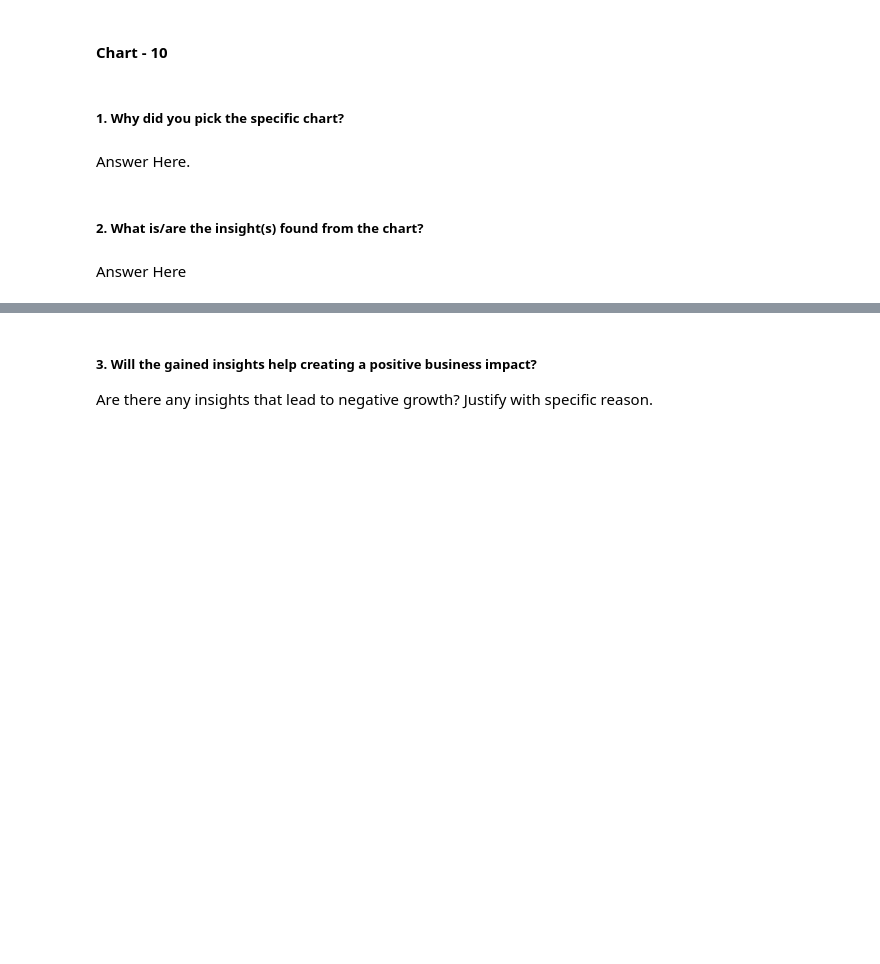
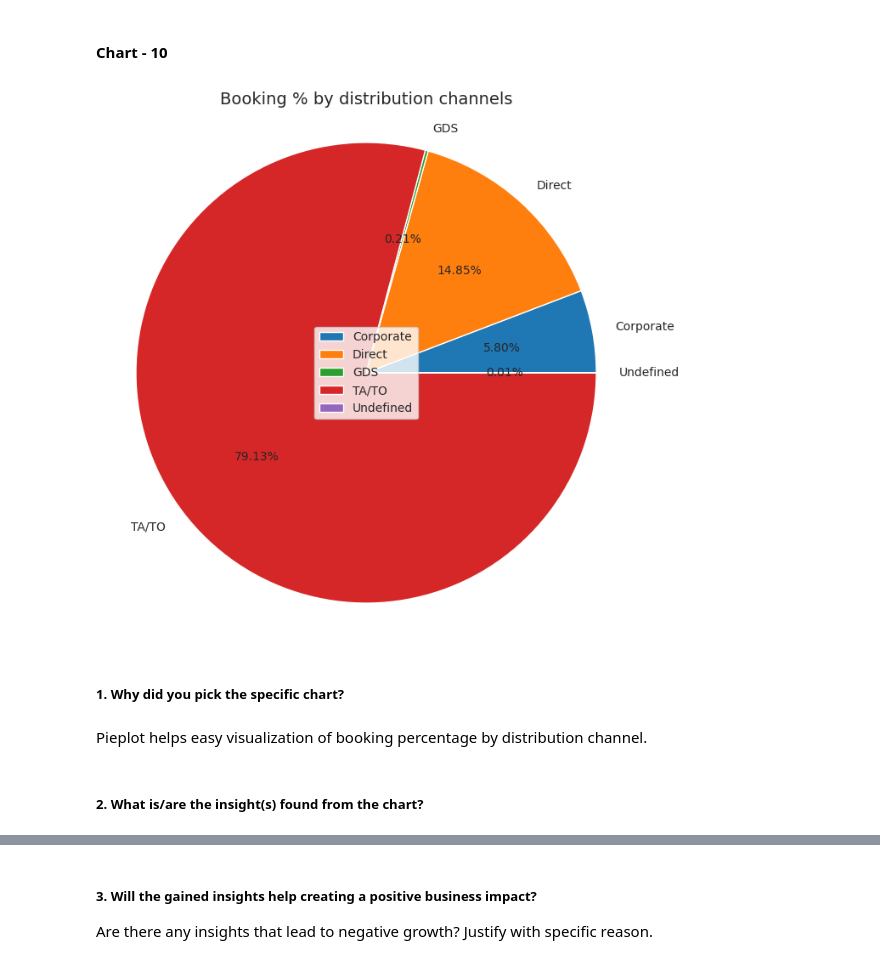
Before and after one commit to Hrishik-D/CapstoneProject_EDA_Hotel_Analysis, a Jupyter notebook: EDA_Hotel_Analysis_Individual.ipynb, the cells around one changed output, grey strips where cells are left out. Cells and saved outputs as stored; diff of their text form; code cells hidden in the pictures; blank space fills up the shorter version.

```diff
--- a/EDA_Hotel_Analysis_Individual.ipynb
+++ b/EDA_Hotel_Analysis_Individual.ipynb
@@ -694,8 +692,19 @@ Challenges and Considerations:
+# %%
+c10 = df1.groupby('distribution_channel').size().reset_index().rename(columns= {0 : 'no of booking'})
+c10
+# d1 = pd.DataFrame(round((group_by_dc.size()/df1.shape[0])*100,2)).reset_index().rename(columns = {0: 'Booking_%'})
+plt.figure(figsize = (8,8))
+# data = d1['Booking_%']
+# labels = d1['distribution_channel']
+plt.pie(c10['no of booking'] , autopct="%.2f%%", labels=c10['distribution_channel'], radius = 1.1)
+plt.title("Booking % by distribution channels", fontsize=14)
+plt.legend(loc = 'center')
+plt.show()
+# %% [output]
+[figure, added]
 # %% [markdown]
 ##### 1. Why did you pick the specific chart?
-# %% [markdown]
-Answer Here.
+# %% [markdown]
+Pieplot helps easy visualization of booking percentage by distribution channel.
 # %% [markdown]
 ##### 2. What is/are the insight(s) found from the chart?
-# %% [markdown]
-Answer Here
```
Also changed, not shown: parts of 4 cells of this notebook.
